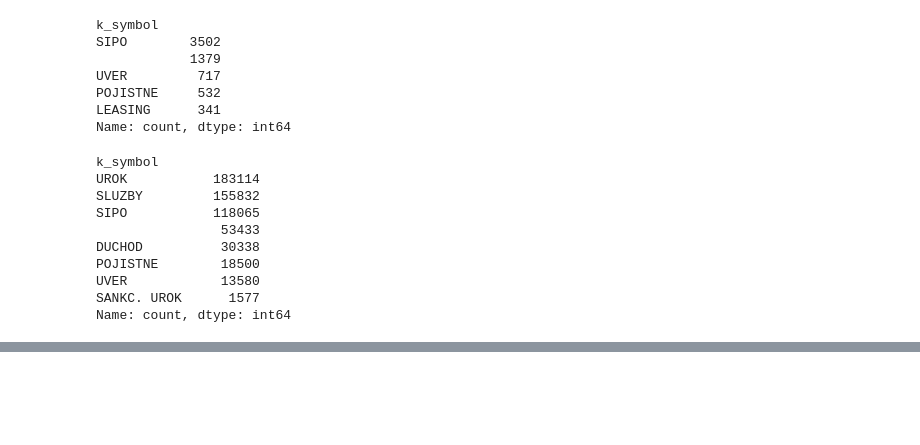
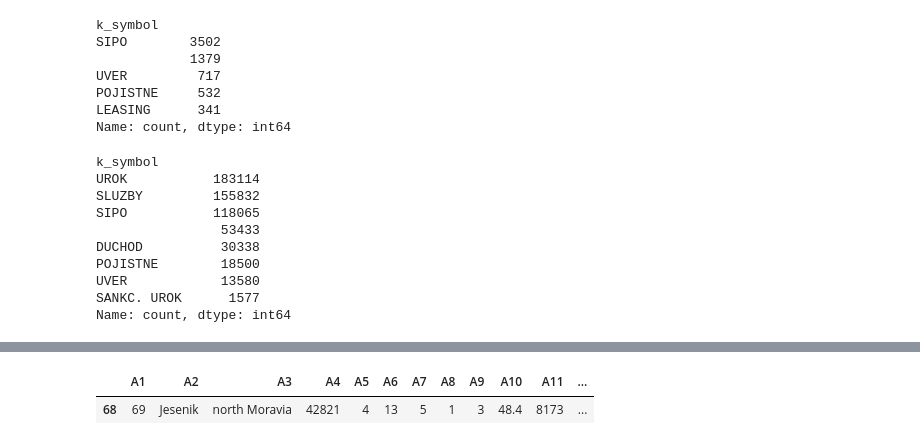
Before and after one commit to Richard-Aguirre/credit-risk-berka, a Jupyter notebook: notebooks/01_first_look.ipynb, the cells around one changed output, grey strips where cells are left out. Saved outputs shown, nothing was run; the diff lists cells and outputs as text; code cells hidden in the pictures; blank space fills up the shorter version.

```diff
--- a/notebooks/01_first_look.ipynb
+++ b/notebooks/01_first_look.ipynb
@@ -421,0 +480,5 @@ Name: count, dtype: int64
+# %%
+district[district["A12"]=="?"]
+# %% [output]
+|  | A1 | A2 | A3 | A4 | A5 | A6 | A7 | A8 | A9 | A10 | A11 | ... |
+| 68 | 69 | Jesenik | north Moravia | 42821 | 4 | 13 | 5 | 1 | 3 | 48.4 | 8173 | ... |
```
Also changed, not shown: parts of 7 cells of this notebook.
